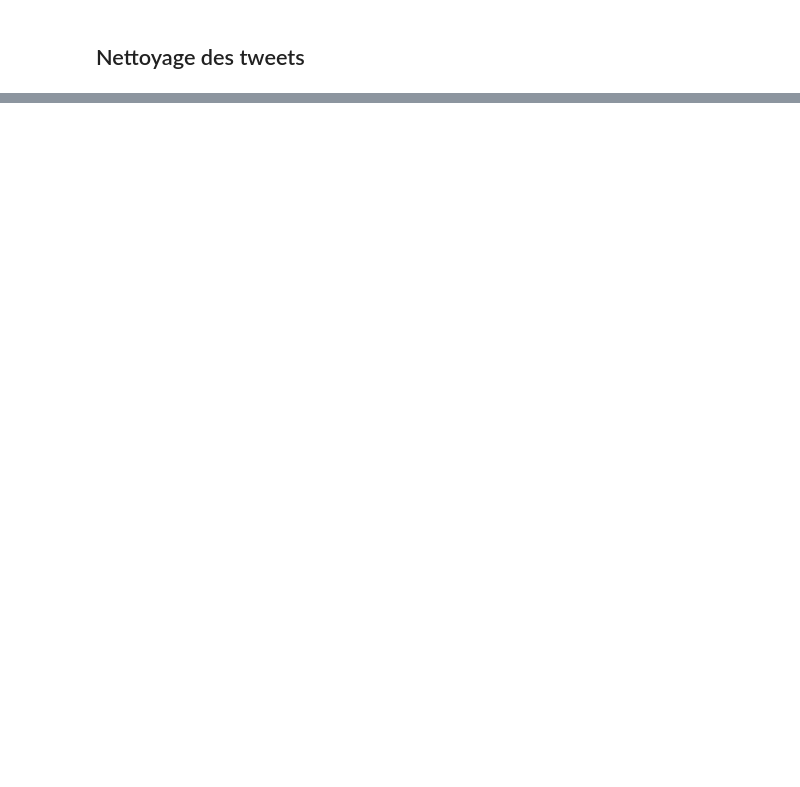
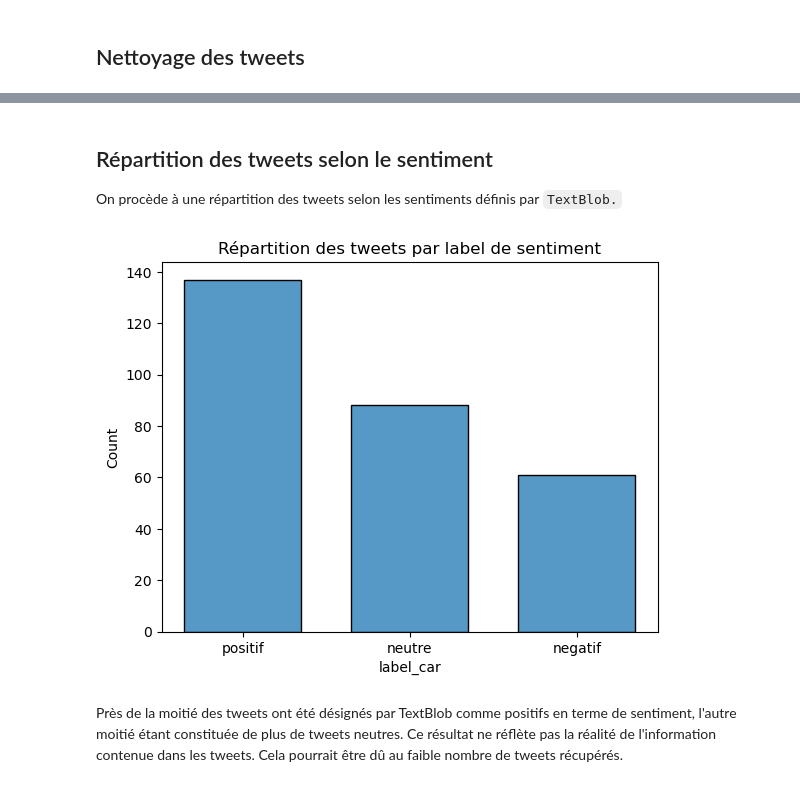
Before and after one commit to gbiaou/Projet_Python_SNCF, a Jupyter notebook: analyse_tweet.ipynb, the cells around one changed output, grey strips where cells are left out. Drawn from its saved outputs; the diff is of its cells as text; code cells hidden in the pictures; blank space fills up the shorter version.

Commit message:
analyse des tweets sur la SNCF

```diff
--- a/analyse_tweet.ipynb
+++ b/analyse_tweet.ipynb
@@ -106,0 +150,5 @@ stop_words = list(stop_words) + stop_words_contexte
+# %%
+tb = Blobber(pos_tagger=PatternTagger(), analyzer=PatternAnalyzer())
+# %%
+def tweet_polarite(text):
+    return tb(text).sentiment[0]
@@ -106,0 +157,20 @@ stop_words = list(stop_words) + stop_words_contexte
+# %%
+def tweet_label_car(text):
+    if tweet_polarite(text) > 0 :
+        return "positif"
+    if tweet_polarite(text) < 0 :
+        return "negatif"
+    return "neutre"
+
+def tweet_label(text):
+    if tweet_polarite(text) > 0 :
+        return 1
+    if tweet_polarite(text) < 0 :
+        return -1
+    return 0
+# %%
+tweets["score_polarite"] = tweets["texte_lemmatise"].apply(tweet_polarite)
+
+tweets["label_car"] = tweets["texte_lemmatise"].apply(tweet_label_car)
+
+tweets["label"] = tweets["texte_lemmatise"].apply(tweet_label)
@@ -106,0 +195,11 @@ stop_words = list(stop_words) + stop_words_contexte
+# %% [markdown]
+## Répartition des tweets selon le sentiment
+On procède à une répartition des tweets selon les sentiments définis par `TextBlob.`
+# %%
+sns.histplot(tweets.sort_values("label_car", ascending=False), x="label_car",  shrink=0.7)# , palette=customPalette)
+plt.title("Répartition des tweets par label de sentiment")
+plt.show()
+# %% [output]
+[figure, added]
+# %% [markdown]
+Près de la moitié des tweets ont été désignés par TextBlob comme positifs en terme de sentiment, l'autre moitié étant constituée de plus de tweets neutres. Ce résultat ne réflète pas la réalité de l'information contenue dans les tweets. Cela pourrait être dû au faible nombre de tweets récupérés.
```
Also changed, not shown: parts of 20 cells of this notebook.
